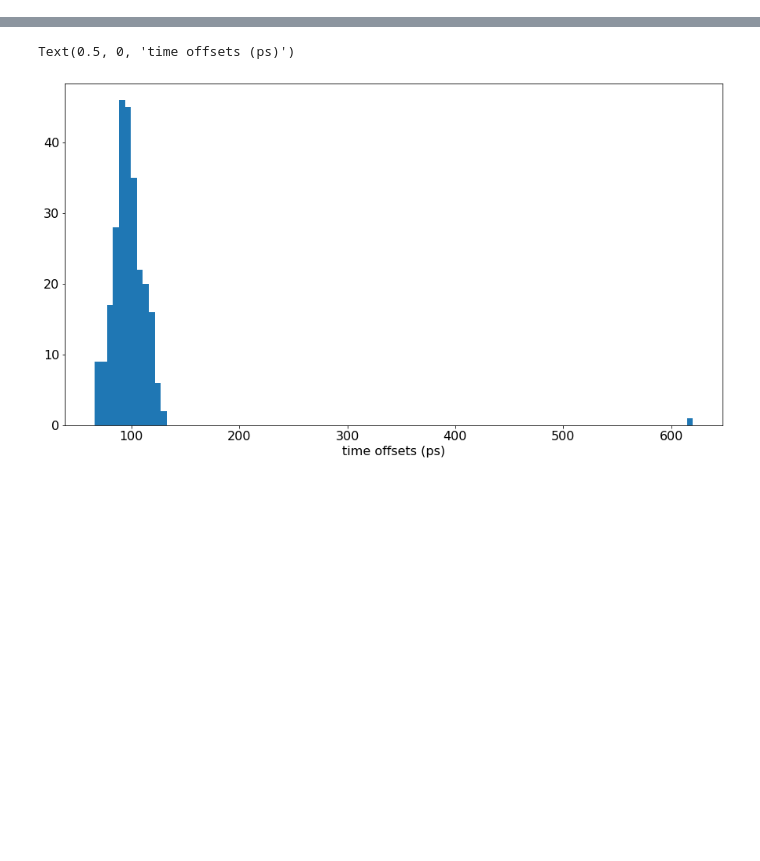
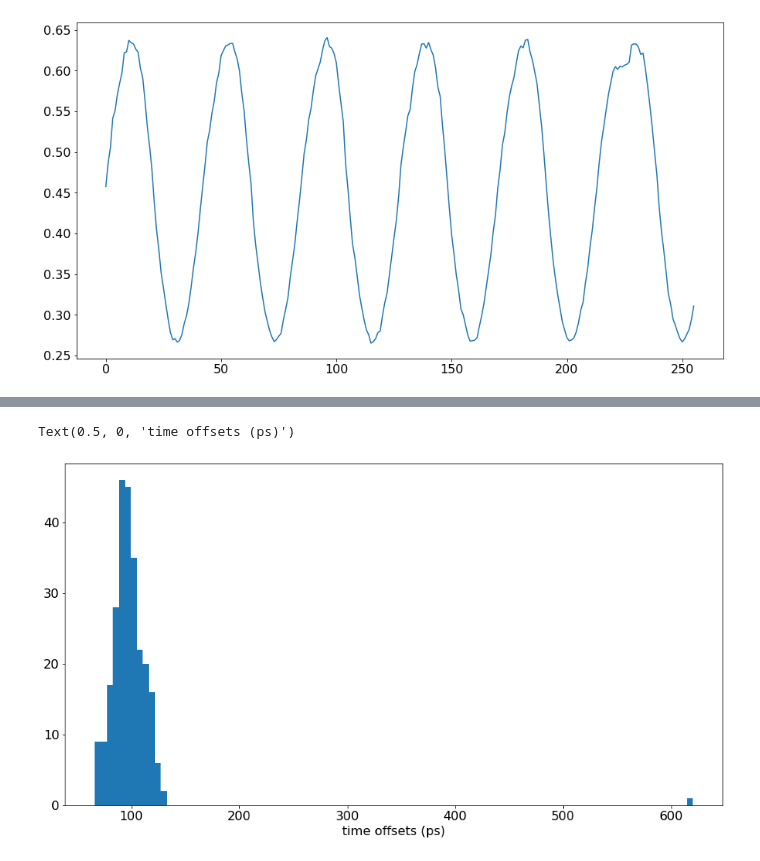
Before and after one commit to FTBF/LAPPD_TOF_Analysis, a Jupyter notebook: Analysis.ipynb, the cells around one changed output, grey strips where cells are left out. Saved outputs shown, nothing was run; the diff lists cells and outputs as text; code cells hidden in the pictures; blank space fills up the shorter version.

```diff
--- a/Analysis.ipynb
+++ b/Analysis.ipynb
@@ -176,20 +211,16 @@ def savitzky_golay(y, window_size, order, deriv=0, rate=1):
     lastvals = y[-1] + np.abs(y[-half_window-1:-1][::-1] - y[-1])
     y = np.concatenate((firstvals, y, lastvals))
     return np.convolve( m[::-1], y, mode='valid')
+# %%
+data = getDataRaw("testData/EJ_awg_tri10_scan")#getData(["Data_20200312_030712.txt",])
+data2 = getDataRaw("testData/EJ_awg_tri20_scan")
+data3 = getDataRaw("testData/EJ_awg_tri40_scan")
+data4 = getDataRaw("testData/EJ_awg_tri60_scan")
+data5 = getDataRaw("testData/EJ_awg_tri80_scan")
+data6 = getDataRaw("testData/EJ_awg_tri120_scan")
 # %%
 import scipy.interpolate
 refVoltage = np.array([(float(i)/(2**12))*1.2 for i in x_vals])
-
-def lineraize_wrap(f, val):
-    try:
-        return f(val)
-    except(ValueError):
-        if val < 2000:
-            return 0
-        else:
-            return 3.3
-
-vlineraize_wrap = np.vectorize(lineraize_wrap)
 
 voltageLin = []
 for j in range(0, 30):
@@ -197,12 +228,20 @@ for j in range(0, 30):
     for i in range(0, 256):
         meanList = np.array([mean[j,i] for mean in means])
         meanList = savitzky_golay(meanList, 41, 2)
-        voltageLin[j].append(scipy.interpolate.interp1d(meanList, refVoltage))
+        voltageLin[j].append(scipy.interpolate.interp1d(meanList, refVoltage, bounds_error=False, fill_value=(0, 1.2)))
 
 xv = np.array([acd for acd in range(4096)])
-yv = vlineraize_wrap(voltageLin[0][0], xv)
-
-linDat = np.zeros_like(sineData, float)
-for j in range(0, 30):
-    for i in range(0, 256):
-        linDat[:,j,i] = lineraize_wrap(voltageLin[j][i], sineData[:,j,i])
+yv = voltageLin[0][0](xv)
+# %%
+sineData = data
+linDat = np.zeros_like(sineData, float)
+for j in range(0, 30):
+    for i in range(0, 256):
+        linDat[:,j,i] = voltageLin[j][i](sineData[:,j,i])
+xdata = np.linspace(0, 255,256)
+plt.plot(xdata, linDat[156,11,:])
+true_freq = 250000000
+ped_value=0x800
+nevents = 1000
+# %% [output]
+[figure, added]
```
Also changed, not shown: parts of 25 cells of this notebook, 6 other files.
